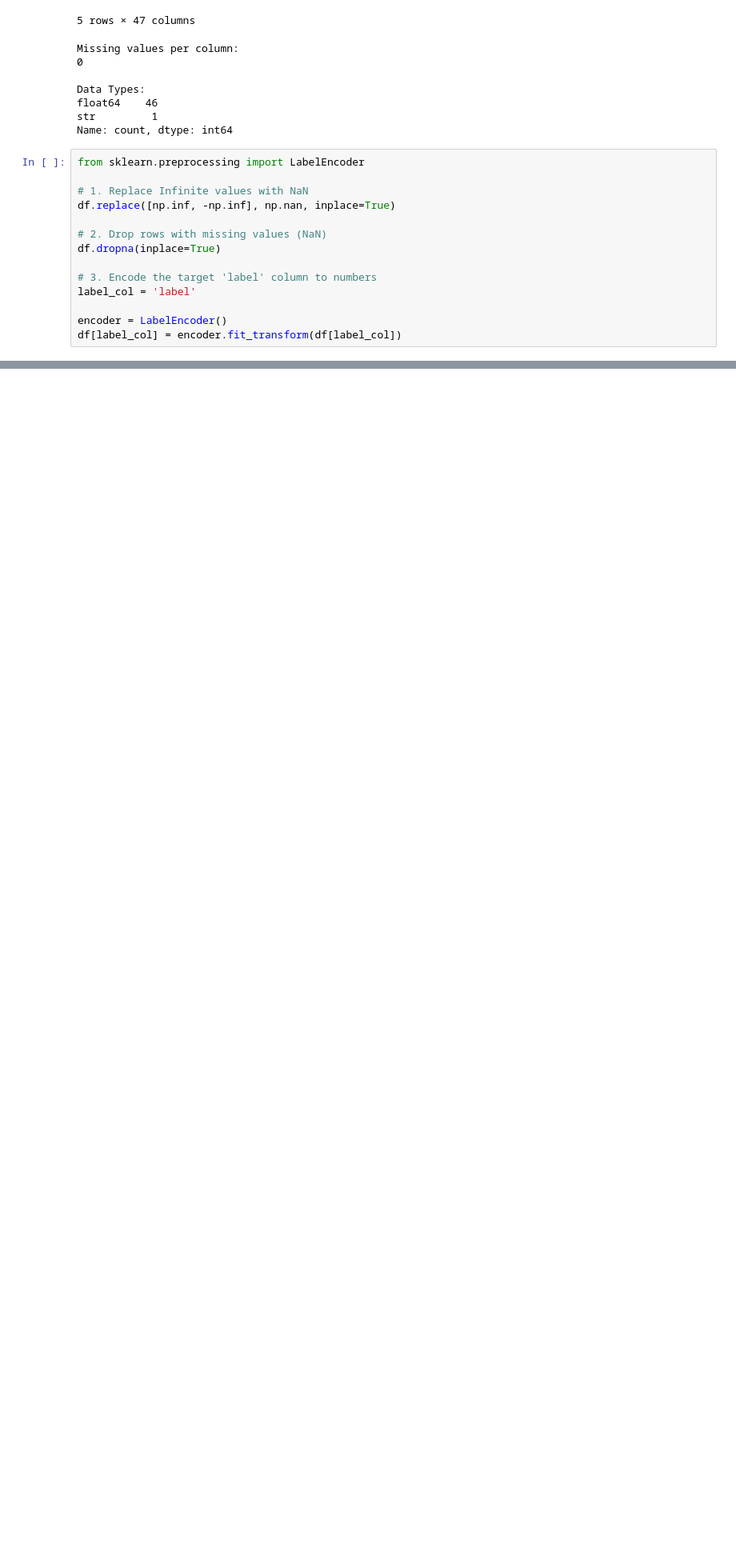
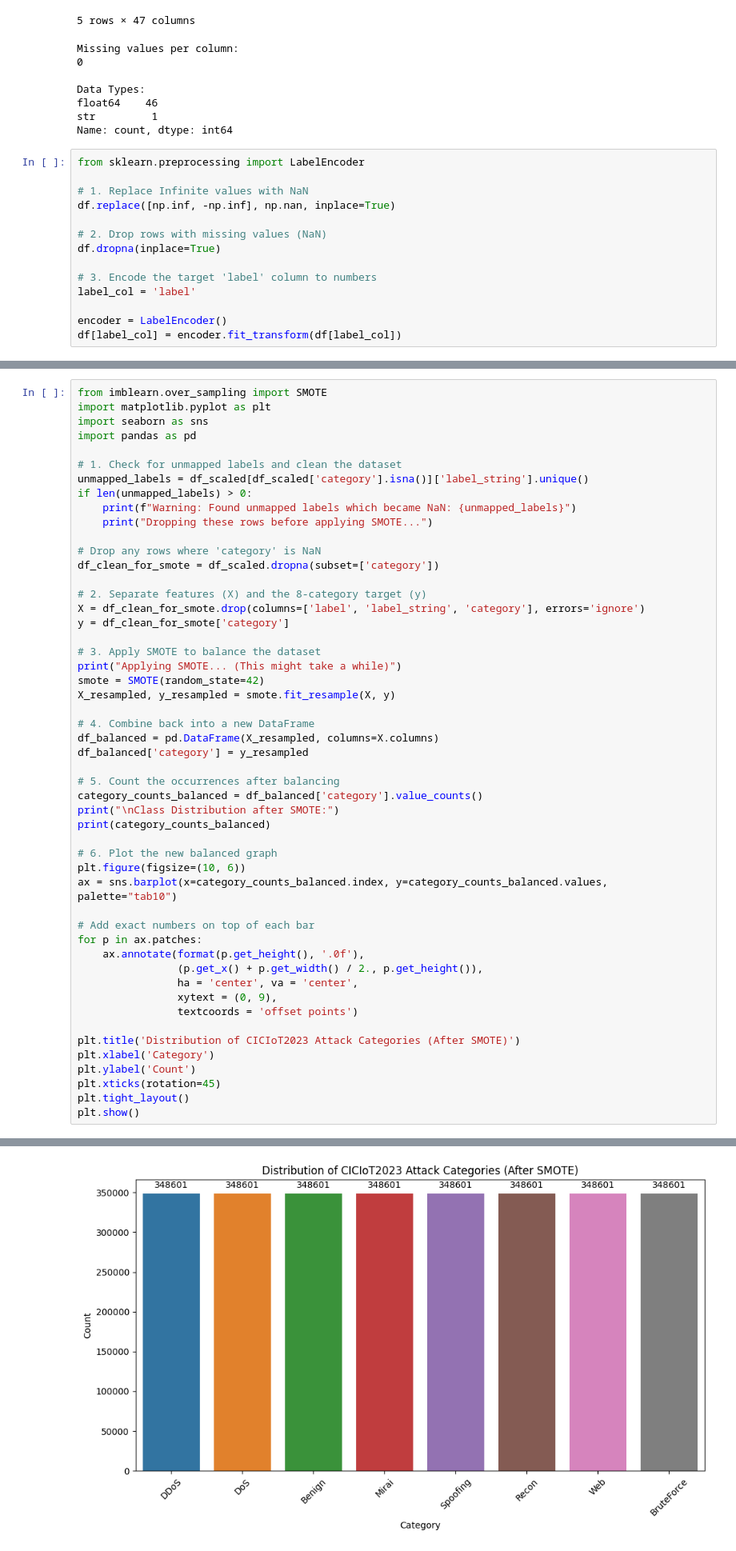
Before and after one commit to ArmitaKia/xai-xgboost-project, a Jupyter notebook: cleaning-data.ipynb, the cells around one changed output, grey strips where cells are left out. Shown at 80% size. Cells and saved outputs as stored; diff of their text form; blank space fills up the shorter version.

```diff
--- a/cleaning-data.ipynb
+++ b/cleaning-data.ipynb
@@ -121,0 +244,52 @@ print(f"Cleaned dataset successfully saved to: {output_path}")
+# %%
+from imblearn.over_sampling import SMOTE
+import matplotlib.pyplot as plt
+import seaborn as sns
+import pandas as pd
+
+# 1. Check for unmapped labels and clean the dataset
+unmapped_labels = df_scaled[df_scaled['category'].isna()]['label_string'].unique()
+if len(unmapped_labels) > 0:
+    print(f"Warning: Found unmapped labels which became NaN: {unmapped_labels}")
+    print("Dropping these rows before applying SMOTE...")
+
+# Drop any rows where 'category' is NaN
+df_clean_for_smote = df_scaled.dropna(subset=['category'])
+
+# 2. Separate features (X) and the 8-category target (y)
+X = df_clean_for_smote.drop(columns=['label', 'label_string', 'category'], errors='ignore')
+y = df_clean_for_smote['category']
+
+# 3. Apply SMOTE to balance the dataset
+print("Applying SMOTE... (This might take a while)")
+smote = SMOTE(random_state=42)
+X_resampled, y_resampled = smote.fit_resample(X, y)
+
+# 4. Combine back into a new DataFrame
+df_balanced = pd.DataFrame(X_resampled, columns=X.columns)
+df_balanced['category'] = y_resampled
+
+# 5. Count the occurrences after balancing
+category_counts_balanced = df_balanced['category'].value_counts()
+print("\nClass Distribution after SMOTE:")
+print(category_counts_balanced)
+
+# 6. Plot the new balanced graph
+plt.figure(figsize=(10, 6))
+ax = sns.barplot(x=category_counts_balanced.index, y=category_counts_balanced.values, palette="tab10")
+
+# Add exact numbers on top of each bar
+for p in ax.patches:
+    ax.annotate(format(p.get_height(), '.0f'),
+                (p.get_x() + p.get_width() / 2., p.get_height()),
+                ha = 'center', va = 'center',
+                xytext = (0, 9),
+                textcoords = 'offset points')
+
+plt.title('Distribution of CICIoT2023 Attack Categories (After SMOTE)')
+plt.xlabel('Category')
+plt.ylabel('Count')
+plt.xticks(rotation=45)
+plt.tight_layout()
+plt.show()
+# %% [output]
@@ -121,0 +316 @@ print(f"Cleaned dataset successfully saved to: {output_path}")
+[figure, added]
```
Also changed, not shown: parts of 12 cells of this notebook.
